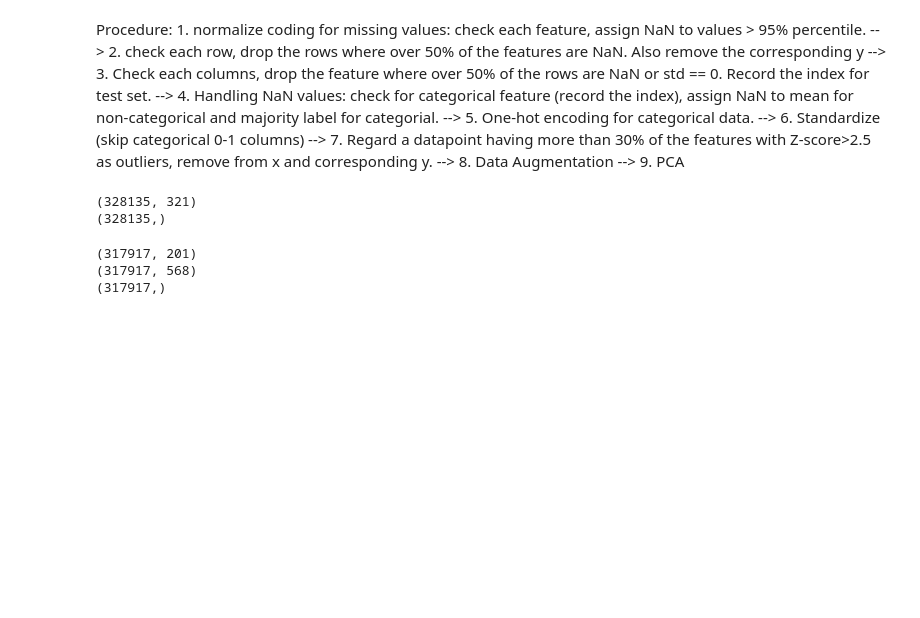
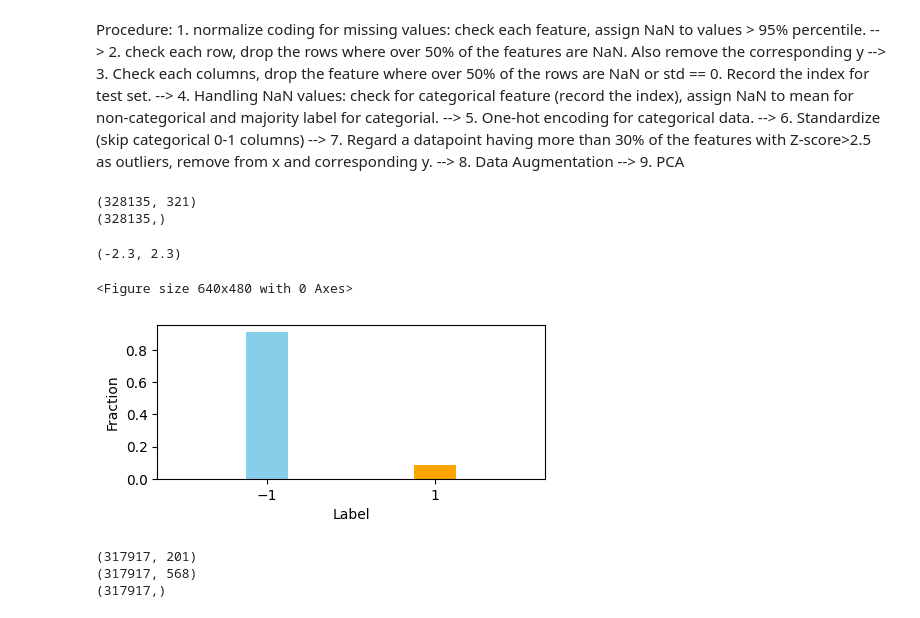
Before and after one commit to Ivonne320/ML_proj, a Jupyter notebook: project1/data_glance.ipynb, the cells around one changed output. Saved outputs shown, nothing was run; the diff lists cells and outputs as text; code cells hidden in the pictures; blank space fills up the shorter version.

```diff
--- a/project1/data_glance.ipynb
+++ b/project1/data_glance.ipynb
@@ -25,3 +23,22 @@ print(y_train.shape)
+# %%
+# plot the distribution of the labels -1, 1
+plt.figure()
+plt.figure(figsize=(5, 2))
+# plt the fraction
+# plt.bar([-1, 1], [np.sum(y_train == -1), np.sum(y_train == 1)],width=0.5,color=['skyblue', 'orange'])
+plt.bar([-1, 1], [np.sum(y_train == -1)/len(y_train), np.sum(y_train == 1)/len(y_train)],width=0.5,color=['skyblue', 'orange'])
+# Set the figure size
+plt.xticks([-1, 1])
+plt.ylabel("Fraction")
+plt.xlabel("Label")
+plt.xlim(-2.3, 2.3)
+
+
+# plt.hist(y_train, bins=2)
+# %% [output]
+(-2.3, 2.3)
+<Figure size 640x480 with 0 Axes>
+[figure, added]
 # %%
 # thresholds for nans
 row_nan = 0.6
```
Also changed, not shown: parts of 14 cells of this notebook, 1 other file.
